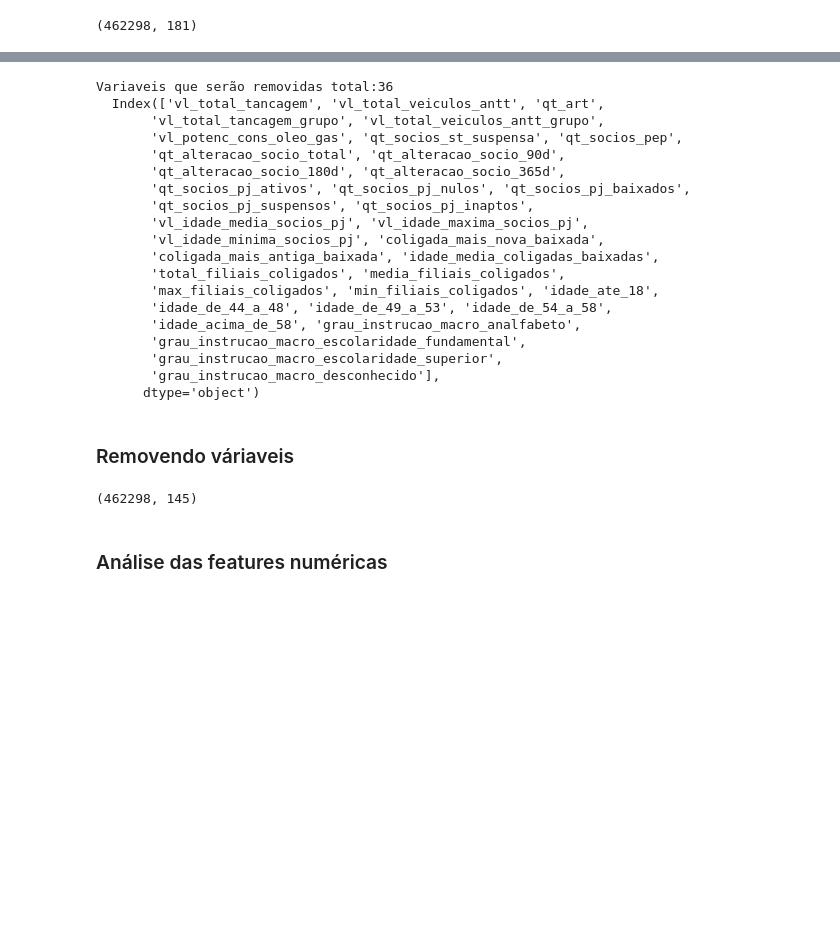
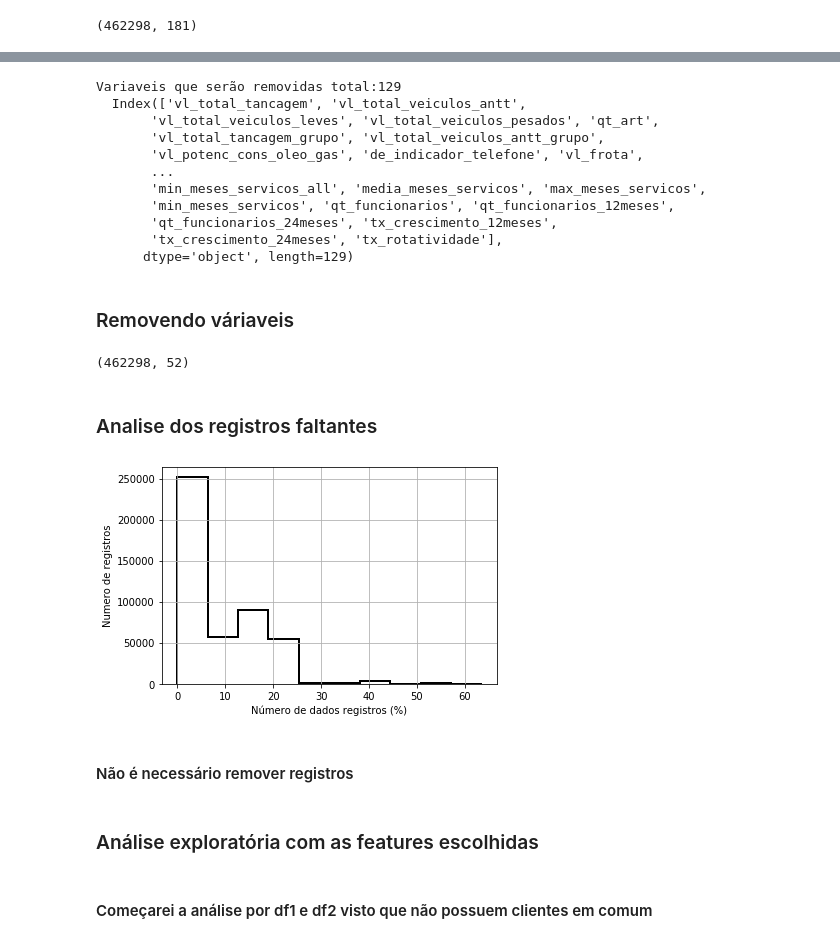
Before and after one commit to codenation-dev/squad-2-ad-data-science-banco-inter-1, a Jupyter notebook: notebooks/analise_db.ipynb, the cells around one changed output, grey strips where cells are left out. Drawn from its saved outputs; the diff is of its cells as text; code cells hidden in the pictures; blank space fills up the shorter version.

```diff
--- a/notebooks/analise_db.ipynb
+++ b/notebooks/analise_db.ipynb
@@ -45,28 +47,20 @@ plt.grid()
 # %%
-threshold = 0.95   ## pegar colunas maior que 95%
-nan_num   = (df1.isnull().sum())/df1.shape[0]  ## calculo da porcentagem de registros null para cada coluna
-var_nans  = df1.columns[nan_num>=threshold] ## pega nome das colunas maiores que a porcentagem definida
+threshold = 0.7   ## pegar colunas maior que 95%
+nan_num   = (mkt.isnull().sum(axis = 0))/mkt.shape[0]  ## calculo da porcentagem de registros null para cada coluna
+var_nans  = mkt.columns[nan_num>=threshold] ## pega nome das colunas maiores que a porcentagem definida
 print('Variaveis que serão removidas total:'+str(var_nans.shape[0])+'\n ',var_nans)
 # %% [output]
-Variaveis que serão removidas total:36
-  Index(['vl_total_tancagem', 'vl_total_veiculos_antt', 'qt_art',
+Variaveis que serão removidas total:129
+  Index(['vl_total_tancagem', 'vl_total_veiculos_antt',
+       'vl_total_veiculos_leves', 'vl_total_veiculos_pesados', 'qt_art',
        'vl_total_tancagem_grupo', 'vl_total_veiculos_antt_grupo',
-       'vl_potenc_cons_oleo_gas', 'qt_socios_st_suspensa', 'qt_socios_pep',
-       'qt_alteracao_socio_total', 'qt_alteracao_socio_90d',
-       'qt_alteracao_socio_180d', 'qt_alteracao_socio_365d',
-       'qt_socios_pj_ativos', 'qt_socios_pj_nulos', 'qt_socios_pj_baixados',
-       'qt_socios_pj_suspensos', 'qt_socios_pj_inaptos',
-       'vl_idade_media_socios_pj', 'vl_idade_maxima_socios_pj',
-       'vl_idade_minima_socios_pj', 'coligada_mais_nova_baixada',
-       'coligada_mais_antiga_baixada', 'idade_media_coligadas_baixadas',
-       'total_filiais_coligados', 'media_filiais_coligados',
-       'max_filiais_coligados', 'min_filiais_coligados', 'idade_ate_18',
-       'idade_de_44_a_48', 'idade_de_49_a_53', 'idade_de_54_a_58',
-       'idade_acima_de_58', 'grau_instrucao_macro_analfabeto',
-       'grau_instrucao_macro_escolaridade_fundamental',
-       'grau_instrucao_macro_escolaridade_superior',
-       'grau_instrucao_macro_desconhecido'],
-      dtype='object')
+       'vl_potenc_cons_oleo_gas', 'de_indicador_telefone', 'vl_frota',
+       ...
+       'min_meses_servicos_all', 'media_meses_servicos', 'max_meses_servicos',
+       'min_meses_servicos', 'qt_funcionarios', 'qt_funcionarios_12meses',
+       'qt_funcionarios_24meses', 'tx_crescimento_12meses',
+       'tx_crescimento_24meses', 'tx_rotatividade'],
+      dtype='object', length=129)
 # %% [markdown]
 ### Removendo váriaveis
 # %%
@@ -75,6 +69,17 @@ mkt.drop(labels=var_nans,axis=1,inplace=True)
 ## Database com features removidas
 mkt.shape
 # %% [output]
-(462298, 145)
+(462298, 52)
+# %% [markdown]
+### Analise dos registros faltantes
+# %%
+plt.hist(100*mkt.isnull().sum(axis=1)/mkt.shape[1],bins = 10,histtype='step',color = 'black',linewidth = 2.)
+plt.xlabel('Número de dados registros (%)')
+plt.ylabel('Numero de registros')
+plt.grid()
+# %% [output]
+[figure, added]
+# %% [markdown]
+#### Não é necessário remover registros
 # %% [markdown]
-### Análise das features numéricas
+### Análise exploratória com as features escolhidas
@@ -81 +105,3 @@ mkt.shape
+# %% [markdown]
+#### Começarei a análise por df1 e df2 visto que não possuem clientes em comum
 # %%
```
Also changed, not shown: parts of 19 cells of this notebook.
